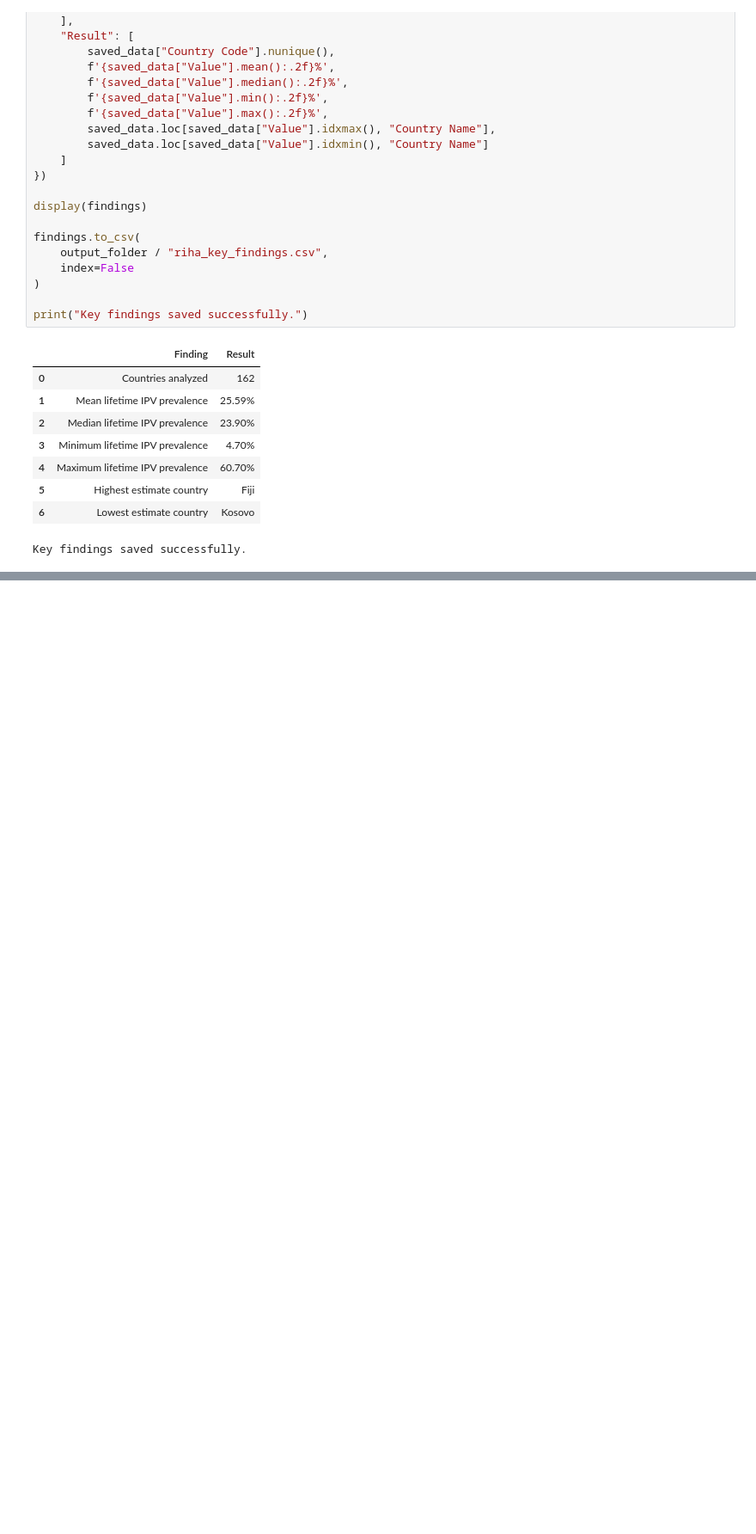
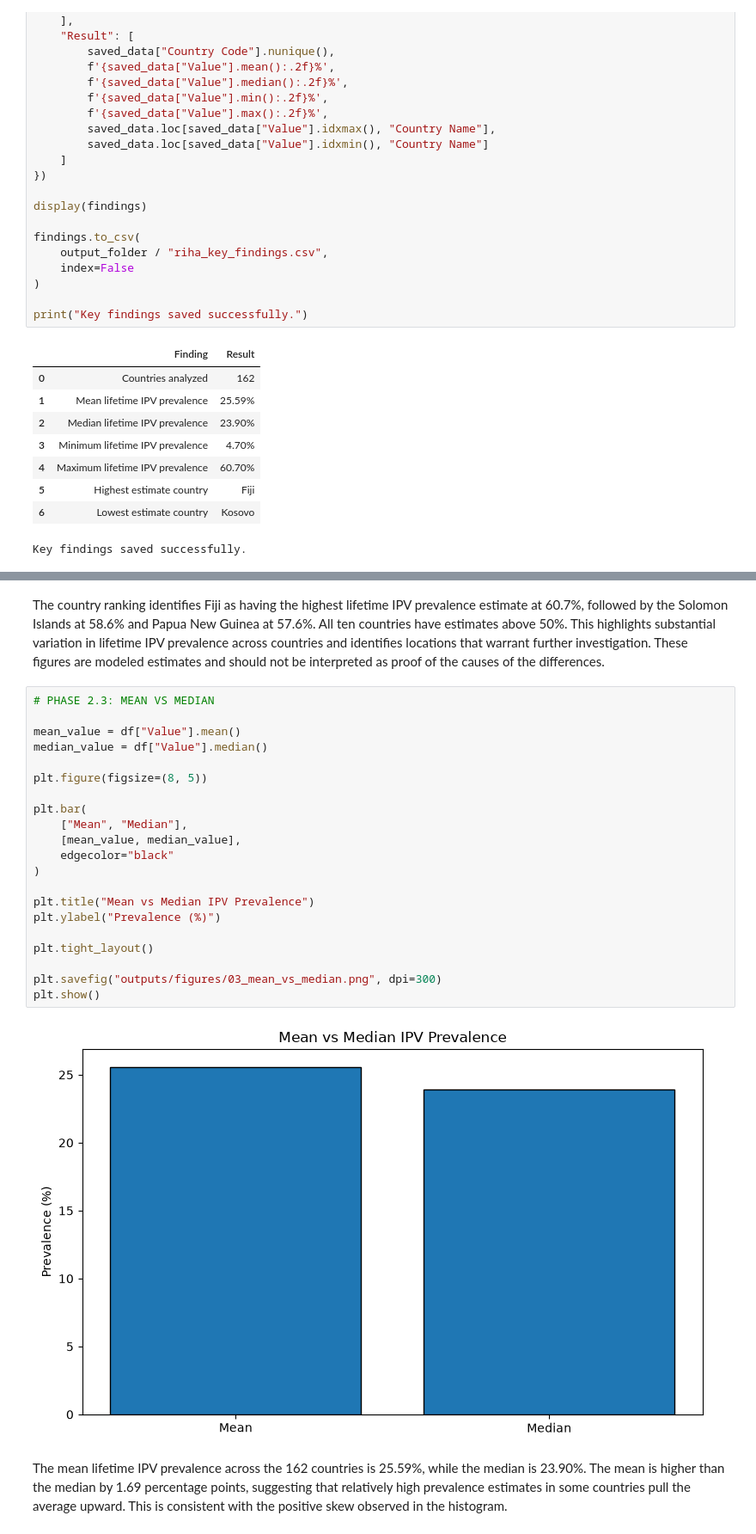
Before and after one commit to div62/riha, a Jupyter notebook: riha_analysis.ipynb, the cells around one changed output, grey strips where cells are left out. Shown at 86% size. Cells and saved outputs as stored; diff of their text form; blank space fills up the shorter version.

```diff
--- a/riha_analysis.ipynb
+++ b/riha_analysis.ipynb
@@ -1377,0 +1603,27 @@ Key findings saved successfully.
+# %% [markdown]
+The country ranking identifies Fiji as having the highest lifetime IPV prevalence estimate at 60.7%, followed by the Solomon Islands at 58.6% and Papua New Guinea at 57.6%. All ten countries have estimates above 50%. This highlights substantial variation in lifetime IPV prevalence across countries and identifies locations that warrant further investigation. These figures are modeled estimates and should not be interpreted as proof of the causes of the differences.
+# %%
+# PHASE 2.3: MEAN VS MEDIAN
+
+mean_value = df["Value"].mean()
+median_value = df["Value"].median()
+
+plt.figure(figsize=(8, 5))
+
+plt.bar(
+    ["Mean", "Median"],
+    [mean_value, median_value],
+    edgecolor="black"
+)
+
+plt.title("Mean vs Median IPV Prevalence")
+plt.ylabel("Prevalence (%)")
+
+plt.tight_layout()
+
+plt.savefig("outputs/figures/03_mean_vs_median.png", dpi=300)
+plt.show()
+# %% [output]
+[figure, added]
+# %% [markdown]
+The mean lifetime IPV prevalence across the 162 countries is 25.59%, while the median is 23.90%. The mean is higher than the median by 1.69 percentage points, suggesting that relatively high prevalence estimates in some countries pull the average upward. This is consistent with the positive skew observed in the histogram.
```
Also changed, not shown: parts of 40 cells of this notebook, 9 other files.
